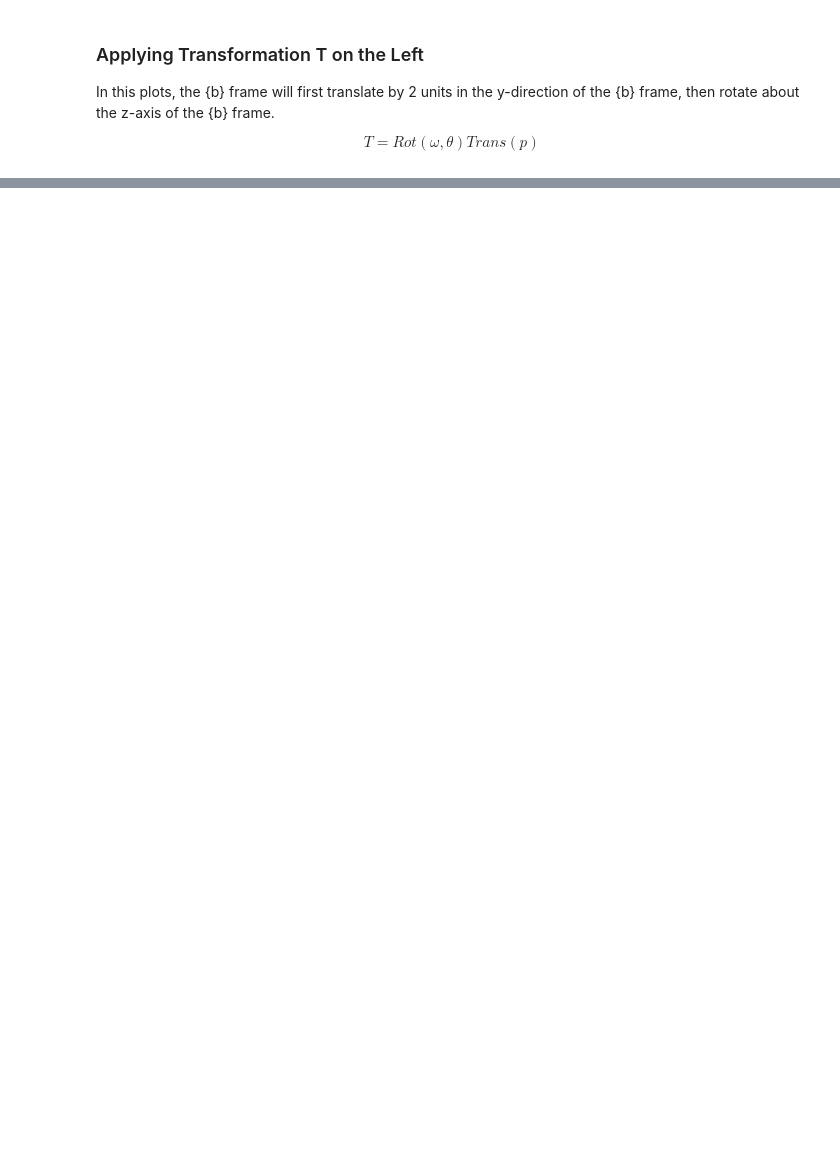
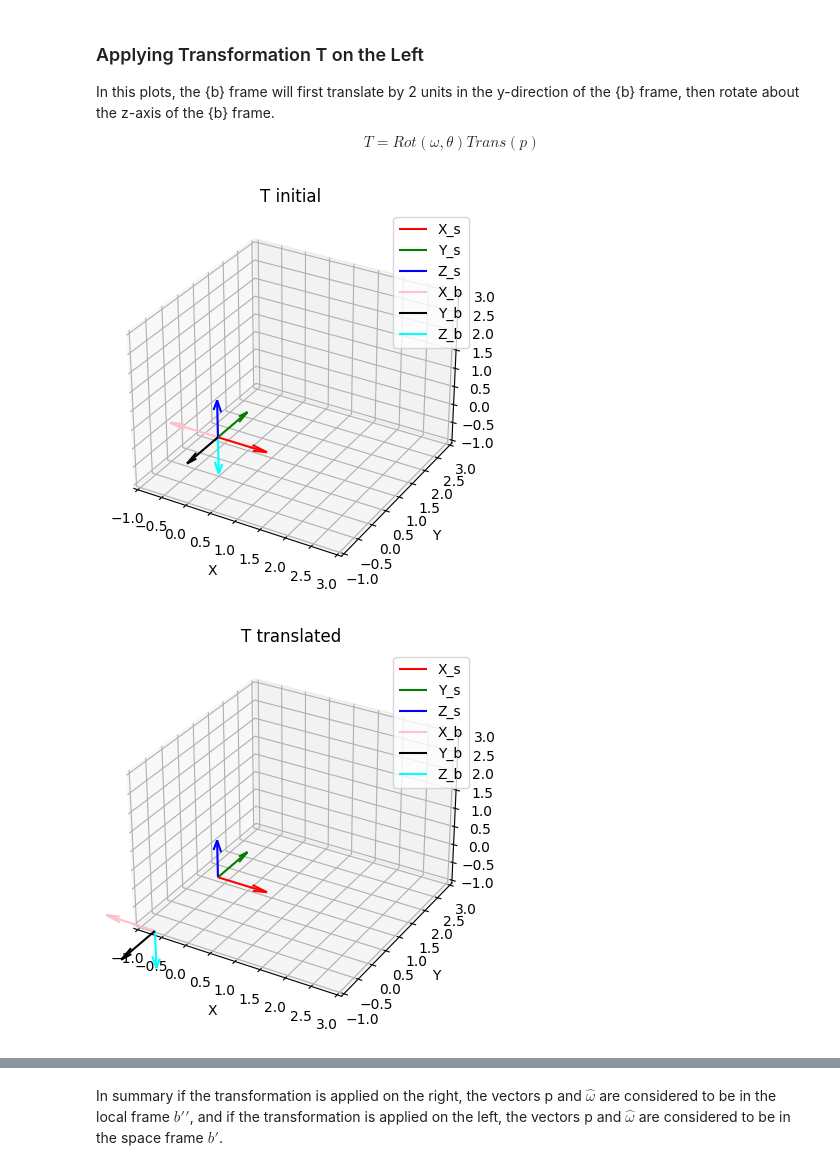
Before and after one commit to AlrIsmail/robotics_fundamentals, a Jupyter notebook: rigid_body_motion.ipynb, the cells around one changed output, grey strips where cells are left out. Drawn from its saved outputs; the diff is of its cells as text; code cells hidden in the pictures; blank space fills up the shorter version.

```diff
--- a/rigid_body_motion.ipynb
+++ b/rigid_body_motion.ipynb
@@ -697,0 +690,24 @@ from matplotlib import cm
+# %%
+# Plotting the transformation T on the left
+
+T = np.array([[-1, 0, 0, 0],
+                [0, -1, 0, 0],
+                [0, 0, -1, 0],
+                [0, 0, 0, -1]])
+plot_frame(T, 'T initial')
+
+# translate 2 units by the y axis of the frame
+T[1, 3] = -2
+
+plot_frame(T, 'T translated')
+
+# rotate 90 degrees around the z axis of frame T
+T[:3, :3] = np.array([[0, 1, 0],
+                        [-1, 0, 0],
+                        [0, 0, -1]])
+
+
+plot_frame(T, 'T rotated')
+# %% [output]
+[figure, added]
+[figure, added]
@@ -697,0 +715,2 @@ from matplotlib import cm
+# %% [markdown]
+In summary if the transformation is applied on the right, the vectors p and $\hat{\omega}$ are considered to be in the local frame $b\prime\prime$, and if the transformation is applied on the left, the vectors p and $\hat{\omega}$ are considered to be in the space frame $b\prime$.
```
Also changed, not shown: parts of 3 cells of this notebook.
